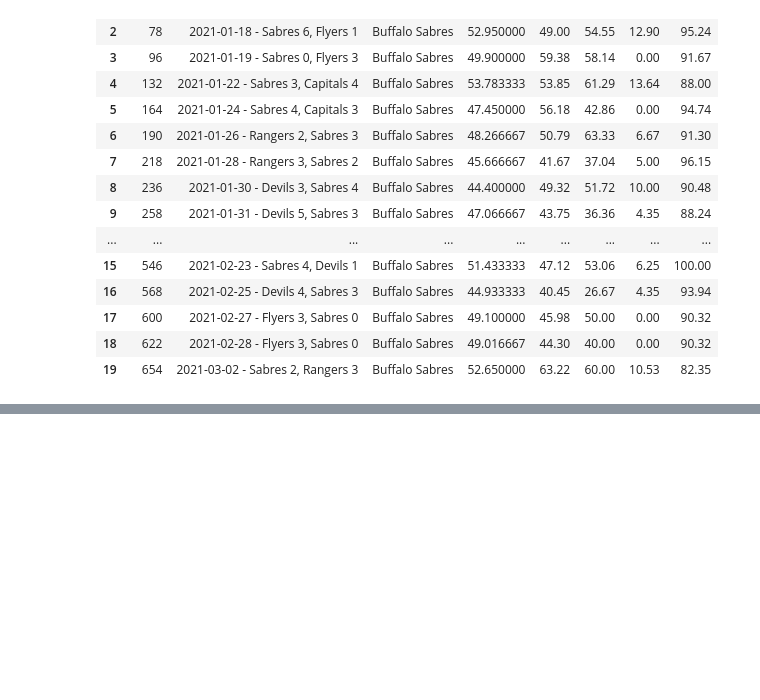
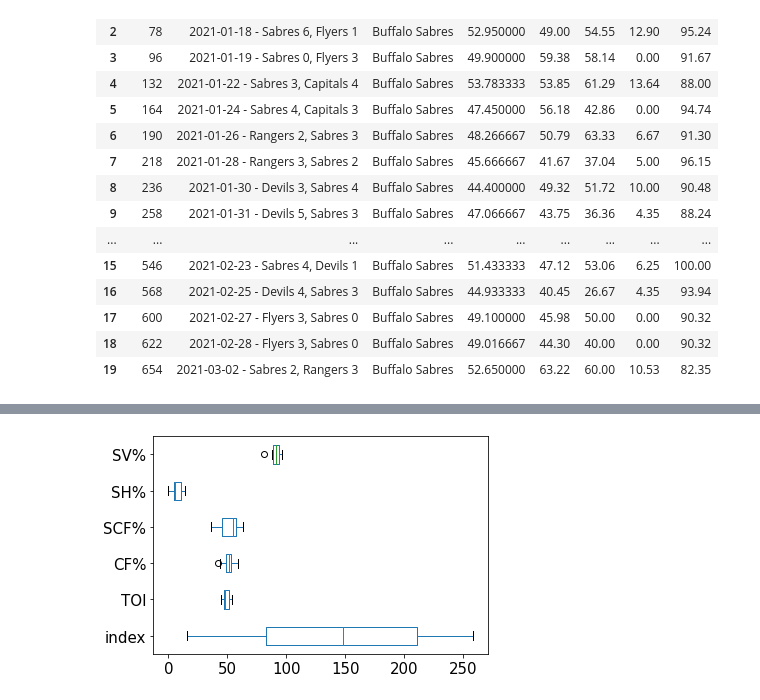
Before and after one commit to data301-2021-winter1/project-group23-project, a Jupyter notebook: notebooks/analysis1.ipynb, the cells around one changed output, grey strips where cells are left out. Cells and saved outputs as stored; diff of their text form; code cells hidden in the pictures; blank space fills up the shorter version.

```diff
--- a/notebooks/analysis1.ipynb
+++ b/notebooks/analysis1.ipynb
@@ -184,0 +333,4 @@ Sabres2
+# %%
+boxplot = SabresBefore.boxplot(grid=False, vert=False,fontsize=15)
+# %% [output]
+[figure, added]
```
Also changed, not shown: parts of 39 cells of this notebook.
